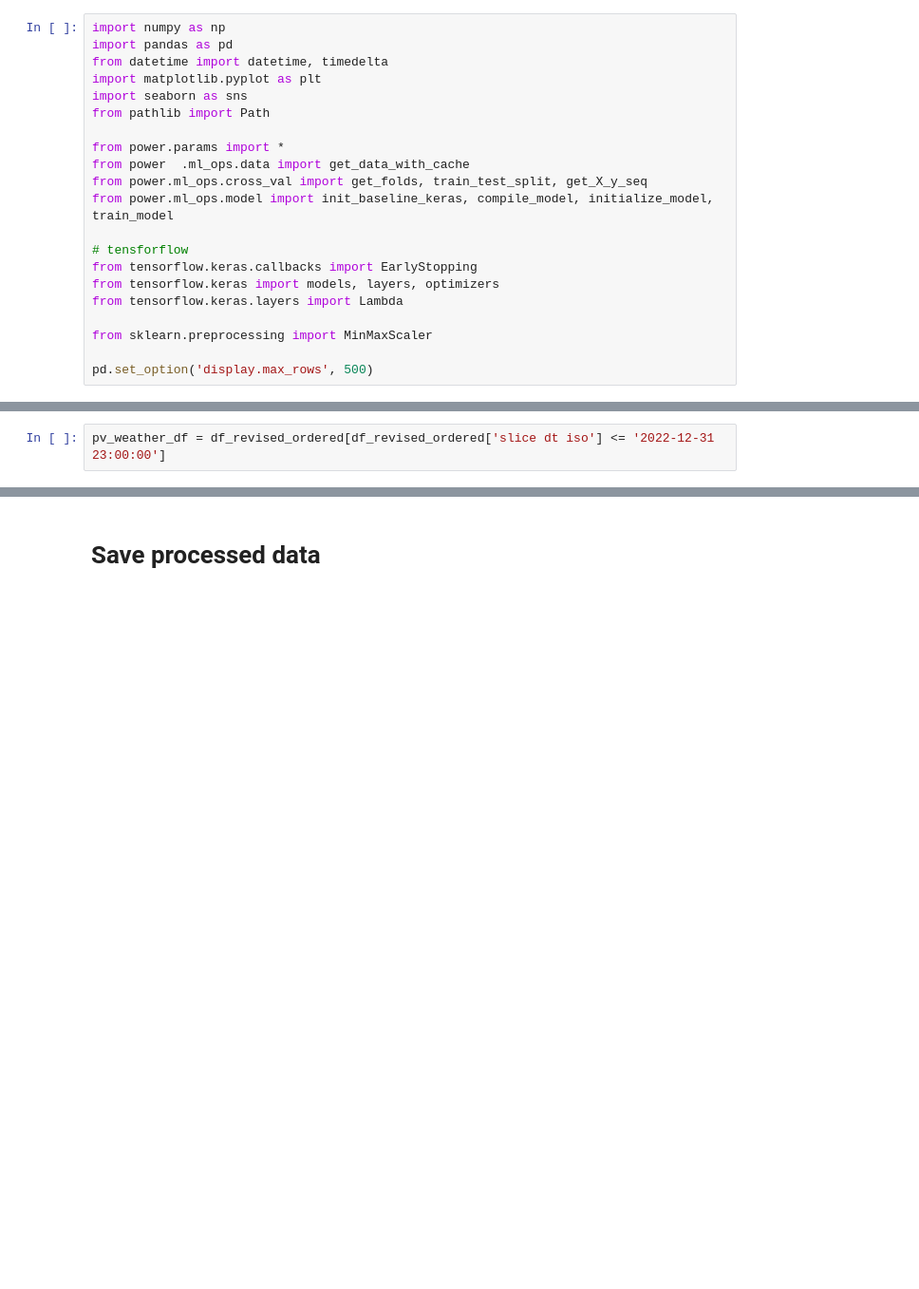
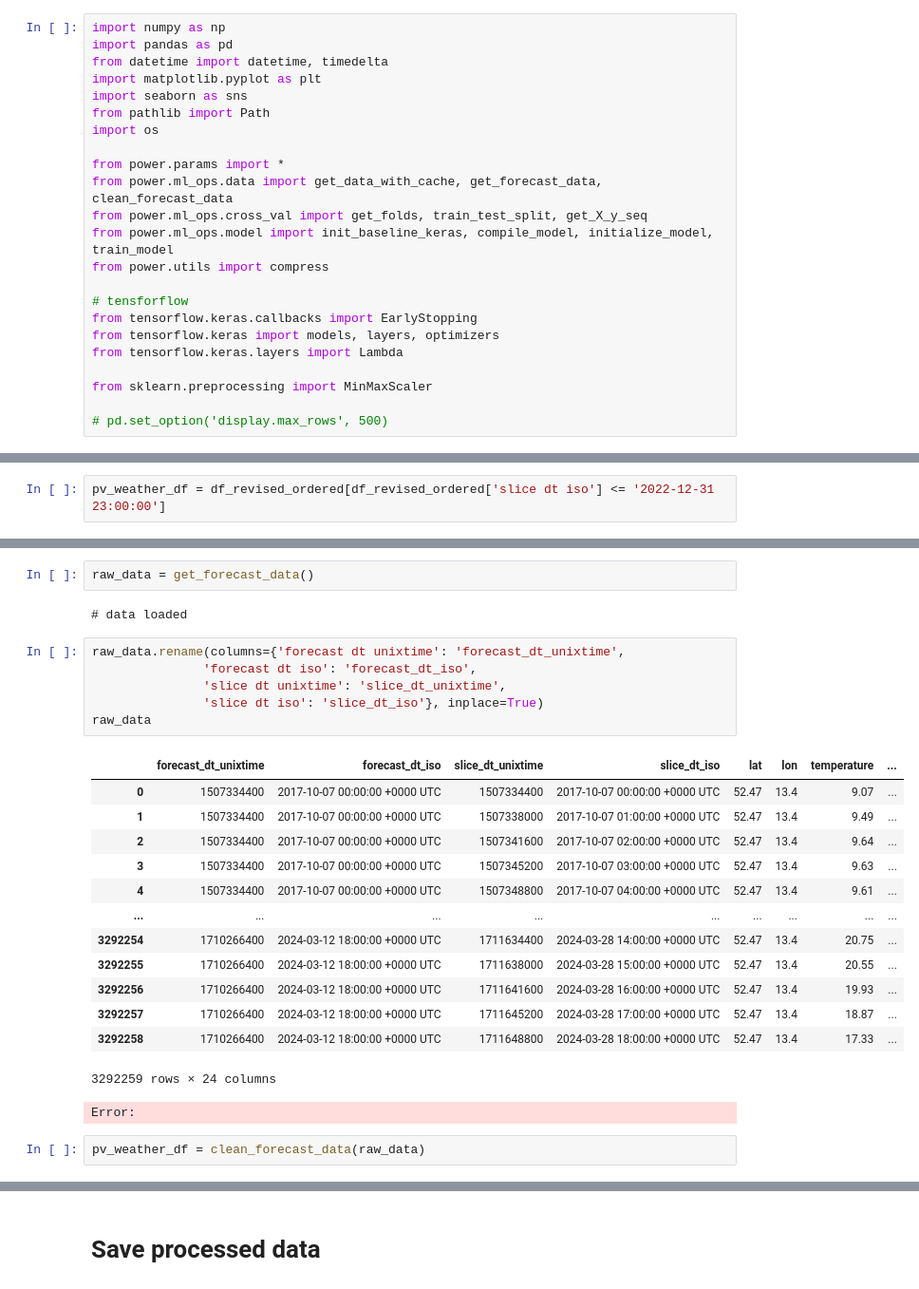
Before and after one commit to jerome-roeser/advanced-power-forecast, a Jupyter notebook: notebooks/jerome_forecast_feature.ipynb, the cells around one changed output, grey strips where cells are left out. Shown at 95% size. Cells and saved outputs as stored; diff of their text form; blank space fills up the shorter version.

```diff
--- a/notebooks/jerome_forecast_feature.ipynb
+++ b/notebooks/jerome_forecast_feature.ipynb
@@ -7,11 +7,13 @@ from datetime import datetime, timedelta
 import matplotlib.pyplot as plt
 import seaborn as sns
 from pathlib import Path
+import os
 
 from power.params import *
-from power  .ml_ops.data import get_data_with_cache
+from power.ml_ops.data import get_data_with_cache, get_forecast_data, clean_forecast_data
 from power.ml_ops.cross_val import get_folds, train_test_split, get_X_y_seq
 from power.ml_ops.model import init_baseline_keras, compile_model, initialize_model, train_model
+from power.utils import compress
 
 # tensforflow
 from tensorflow.keras.callbacks import EarlyStopping
@@ -20,5 +22,5 @@ from tensorflow.keras.layers import Lambda
 
 from sklearn.preprocessing import MinMaxScaler
 
-pd.set_option('display.max_rows', 500)
+# pd.set_option('display.max_rows', 500)
 # %% [output]
@@ -92,0 +133,27 @@ pv_weather_df
+# %%
+raw_data = get_forecast_data()
+# %% [output]
+# data loaded
+# %%
+raw_data.rename(columns={'forecast dt unixtime': 'forecast_dt_unixtime',
+               'forecast dt iso': 'forecast_dt_iso',
+               'slice dt unixtime': 'slice_dt_unixtime',
+               'slice dt iso': 'slice_dt_iso'}, inplace=True)
+raw_data
+# %% [output]
+|  | forecast_dt_unixtime | forecast_dt_iso | slice_dt_unixtime | slice_dt_iso | lat | lon | temperature | ... |
+| 0 | 1507334400 | 2017-10-07 00:00:00 +0000 UTC | 1507334400 | 2017-10-07 00:00:00 +0000 UTC | 52.47 | 13.4 | 9.07 | ... |
+| 1 | 1507334400 | 2017-10-07 00:00:00 +0000 UTC | 1507338000 | 2017-10-07 01:00:00 +0000 UTC | 52.47 | 13.4 | 9.49 | ... |
+| 2 | 1507334400 | 2017-10-07 00:00:00 +0000 UTC | 1507341600 | 2017-10-07 02:00:00 +0000 UTC | 52.47 | 13.4 | 9.64 | ... |
+| 3 | 1507334400 | 2017-10-07 00:00:00 +0000 UTC | 1507345200 | 2017-10-07 03:00:00 +0000 UTC | 52.47 | 13.4 | 9.63 | ... |
+| 4 | 1507334400 | 2017-10-07 00:00:00 +0000 UTC | 1507348800 | 2017-10-07 04:00:00 +0000 UTC | 52.47 | 13.4 | 9.61 | ... |
+| ... | ... | ... | ... | ... | ... | ... | ... | ... |
+| 3292254 | 1710266400 | 2024-03-12 18:00:00 +0000 UTC | 1711634400 | 2024-03-28 14:00:00 +0000 UTC | 52.47 | 13.4 | 20.75 | ... |
+| 3292255 | 1710266400 | 2024-03-12 18:00:00 +0000 UTC | 1711638000 | 2024-03-28 15:00:00 +0000 UTC | 52.47 | 13.4 | 20.55 | ... |
+| 3292256 | 1710266400 | 2024-03-12 18:00:00 +0000 UTC | 1711641600 | 2024-03-28 16:00:00 +0000 UTC | 52.47 | 13.4 | 19.93 | ... |
+| 3292257 | 1710266400 | 2024-03-12 18:00:00 +0000 UTC | 1711645200 | 2024-03-28 17:00:00 +0000 UTC | 52.47 | 13.4 | 18.87 | ... |
+| 3292258 | 1710266400 | 2024-03-12 18:00:00 +0000 UTC | 1711648800 | 2024-03-28 18:00:00 +0000 UTC | 52.47 | 13.4 | 17.33 | ... |
+3292259 rows × 24 columns
+Error:
+# %%
+pv_weather_df = clean_forecast_data(raw_data)
```
Also changed, not shown: parts of 15 cells of this notebook.
